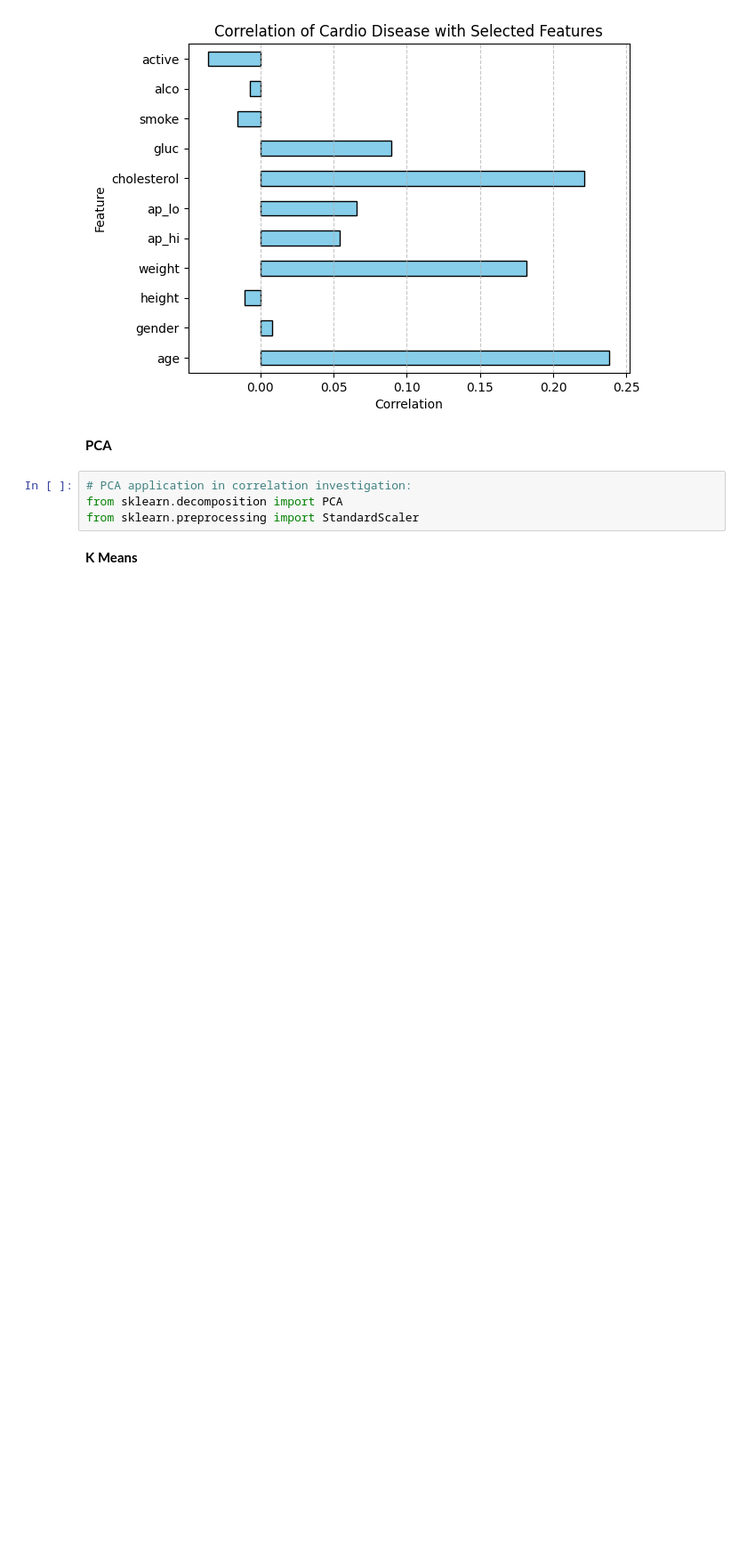
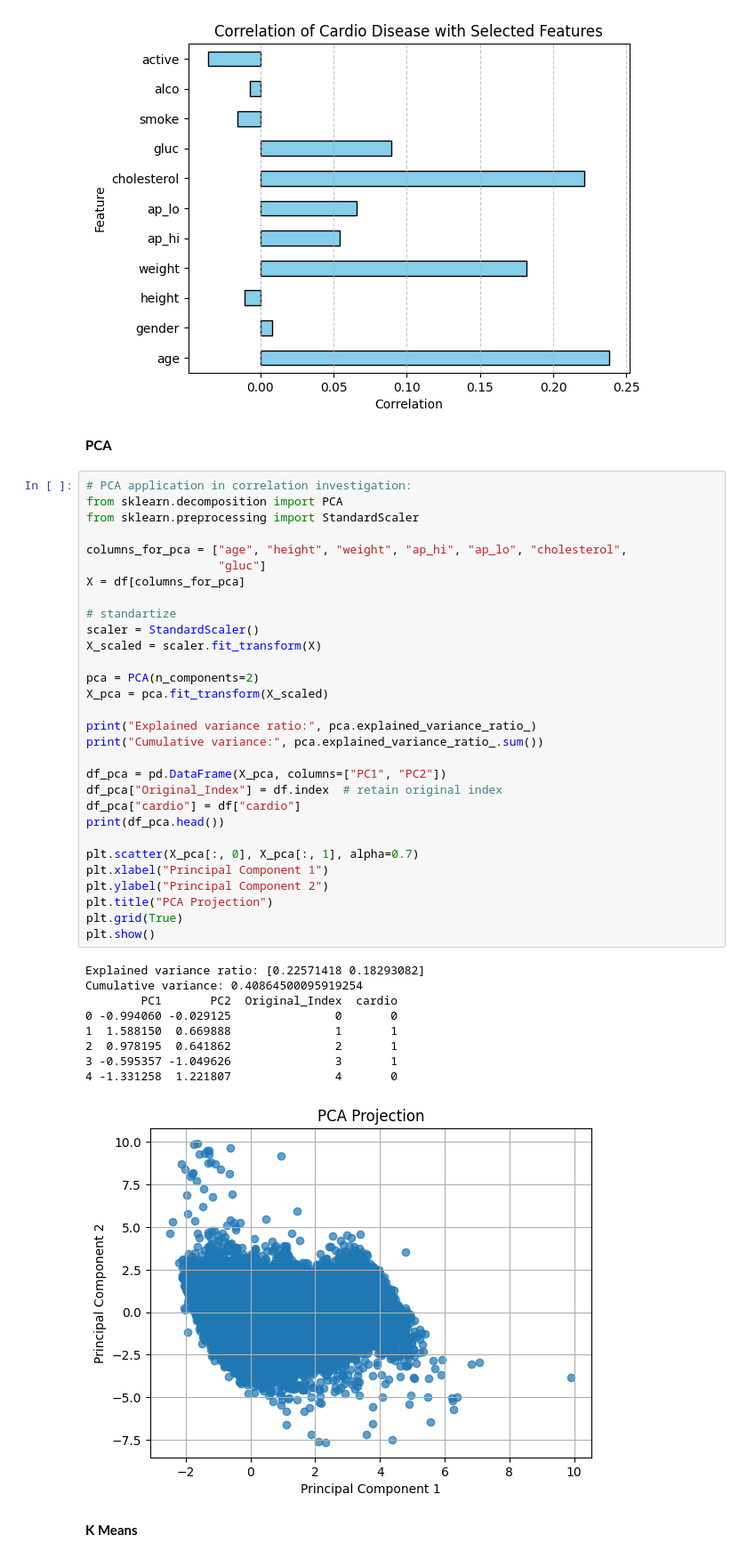
Before and after one commit to mehalyna/nlp-fuzzy, a Jupyter notebook: src/medical-prediction.ipynb, the cells around one changed output. Shown: that part at 89% size. Saved outputs shown, nothing was run; the diff lists cells and outputs as text; blank space fills up the shorter version.

```diff
--- a/src/medical-prediction.ipynb
+++ b/src/medical-prediction.ipynb
@@ -59,9 +71,45 @@ dtype: float64
 [figure]
 # %% [markdown]
 **PCA**
-# %%
-# PCA application in correlation investigation:
-from sklearn.decomposition import PCA
-from sklearn.preprocessing import StandardScaler
+# %%
+# PCA application in correlation investigation:
+from sklearn.decomposition import PCA
+from sklearn.preprocessing import StandardScaler
+
+columns_for_pca = ["age", "height", "weight", "ap_hi", "ap_lo", "cholesterol",
+                   "gluc"]
+X = df[columns_for_pca]
+
+# standartize
+scaler = StandardScaler()
+X_scaled = scaler.fit_transform(X)
+
+pca = PCA(n_components=2)
+X_pca = pca.fit_transform(X_scaled)
+
+print("Explained variance ratio:", pca.explained_variance_ratio_)
+print("Cumulative variance:", pca.explained_variance_ratio_.sum())
+
+df_pca = pd.DataFrame(X_pca, columns=["PC1", "PC2"])
+df_pca["Original_Index"] = df.index  # retain original index
+df_pca["cardio"] = df["cardio"]
+print(df_pca.head())
+
+plt.scatter(X_pca[:, 0], X_pca[:, 1], alpha=0.7)
+plt.xlabel("Principal Component 1")
+plt.ylabel("Principal Component 2")
+plt.title("PCA Projection")
+plt.grid(True)
+plt.show()
+# %% [output]
+Explained variance ratio: [0.22571418 0.18293082]
+Cumulative variance: 0.40864500095919254
+        PC1       PC2  Original_Index  cardio
+0 -0.994060 -0.029125               0       0
+1  1.588150  0.669888               1       1
+2  0.978195  0.641862               2       1
+3 -0.595357 -1.049626               3       1
+4 -1.331258  1.221807               4       0
+[figure, added]
 # %% [markdown]
 **K Means**
```
Also changed, not shown: parts of 8 cells of this notebook, 2 other files.
